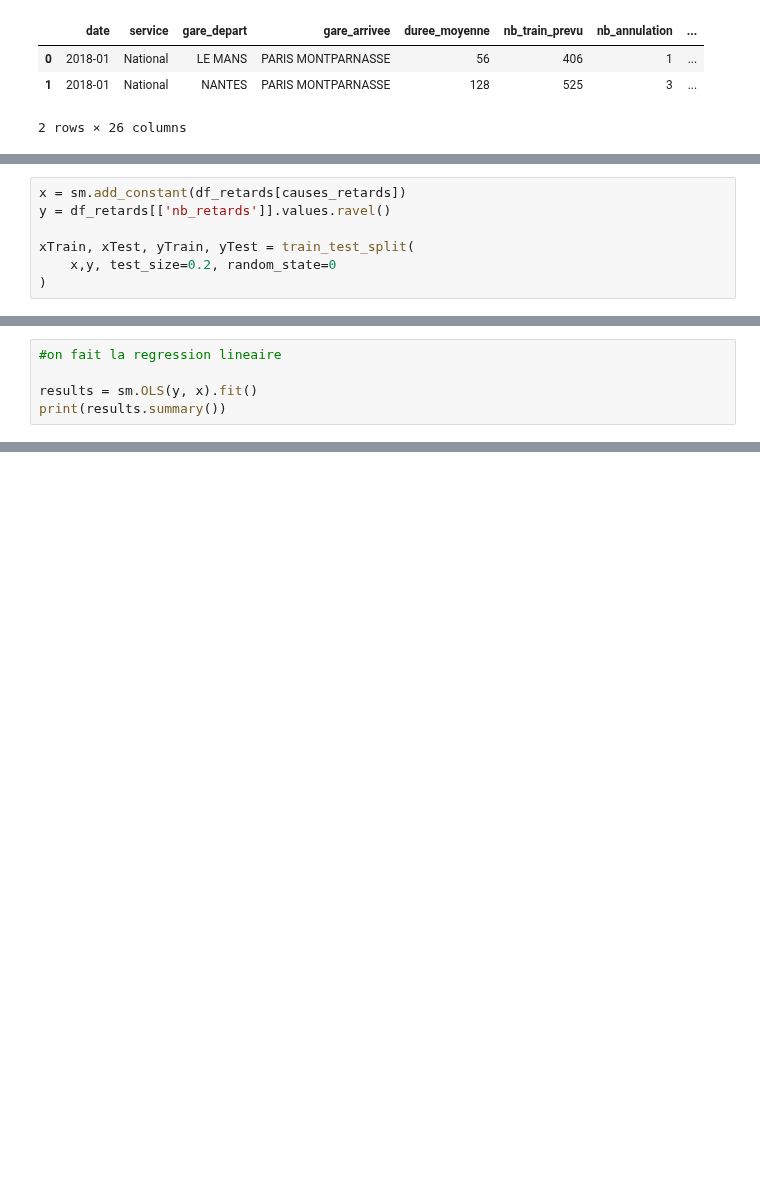
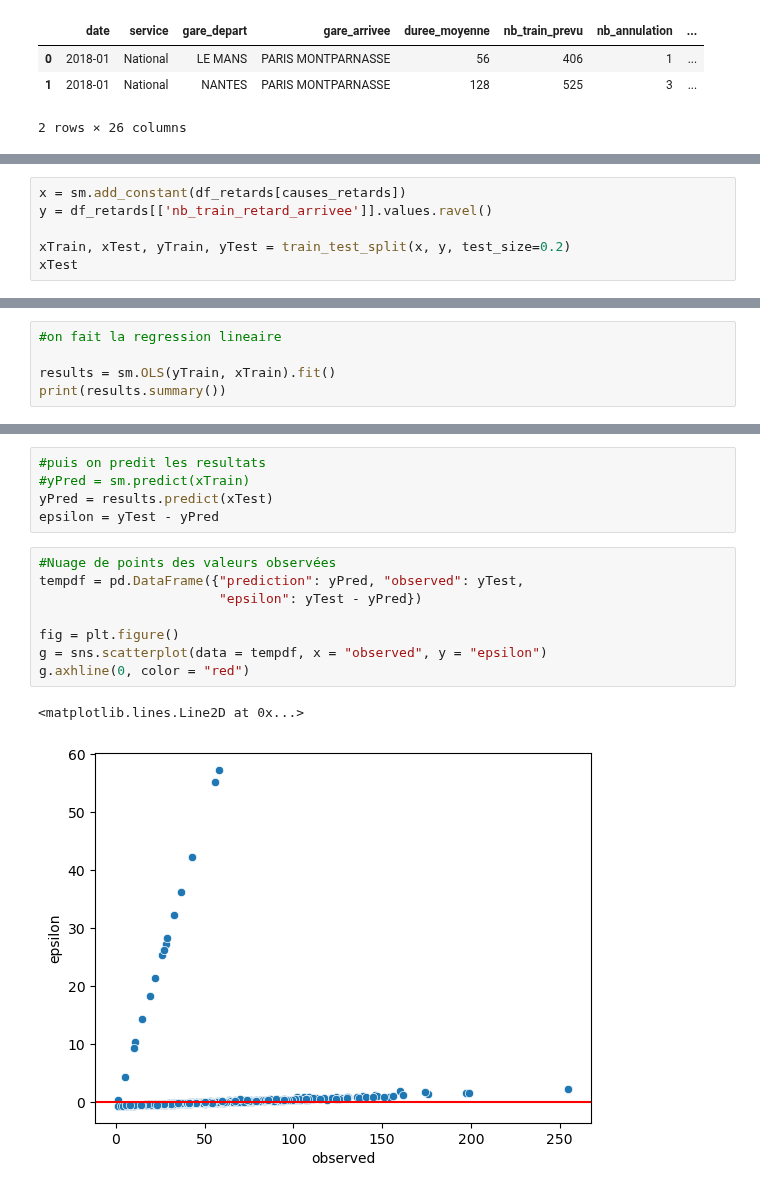
Before and after one commit to DiegoRenaud/Exercice, a Jupyter notebook: regression_lasso.ipynb, the cells around one changed output, grey strips where cells are left out. Drawn from its saved outputs; the diff is of its cells as text; blank space fills up the shorter version.

```diff
--- a/regression_lasso.ipynb
+++ b/regression_lasso.ipynb
@@ -80,7 +94,6 @@ causes_retards = ['prct_cause_materiel_roulant', 'prct_cause_infra','prct_cause_
 # %%
 x = sm.add_constant(df_retards[causes_retards])
-y = df_retards[['nb_retards']].values.ravel()
+y = df_retards[['nb_train_retard_arrivee']].values.ravel()
 
-xTrain, xTest, yTrain, yTest = train_test_split(
-    x,y, test_size=0.2, random_state=0
-)
+xTrain, xTest, yTrain, yTest = train_test_split(x, y, test_size=0.2)
+xTest
@@ -91,7 +114,7 @@ df_retards[causes_retards] = features
 # %%
 #on fait la regression lineaire
 
-results = sm.OLS(y, x).fit()
+results = sm.OLS(yTrain, xTrain).fit()
 print(results.summary())
 # %% [output]
                             OLS Regression Results
@@ -113,0 +137,16 @@ strong multicollinearity or other numerical problems.
+# %%
+#puis on predit les resultats
+#yPred = sm.predict(xTrain)
+yPred = results.predict(xTest)
+epsilon = yTest - yPred
+# %%
+#Nuage de points des valeurs observées
+tempdf = pd.DataFrame({"prediction": yPred, "observed": yTest,
+                       "epsilon": yTest - yPred})
+
+fig = plt.figure()
+g = sns.scatterplot(data = tempdf, x = "observed", y = "epsilon")
+g.axhline(0, color = "red")
+# %% [output]
+<matplotlib.lines.Line2D at 0x...>
+[figure, added]
```
Also changed, not shown: parts of 15 cells of this notebook.
